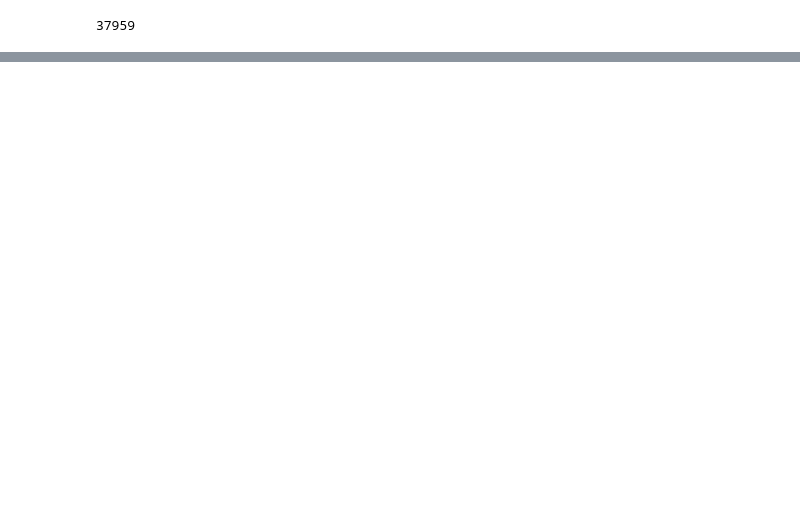
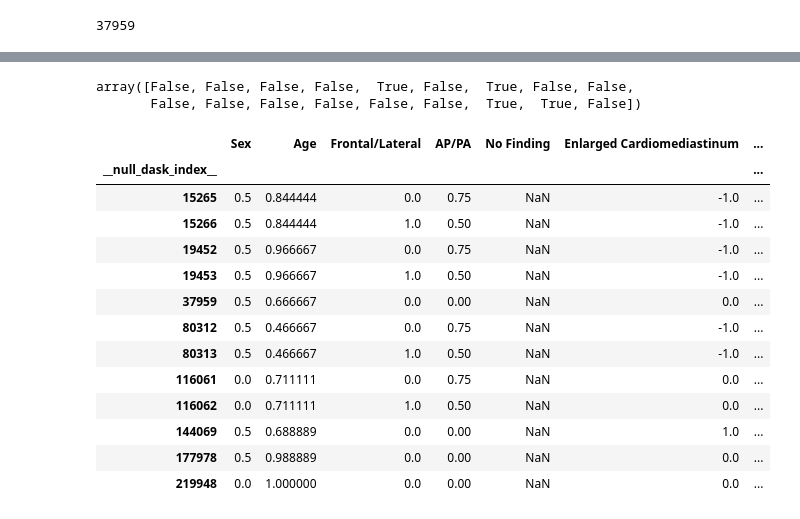
Before and after one commit to woodytwoshoes/Radio-Star, a Jupyter notebook: notebooks/FindSimilar.ipynb, the cells around one changed output, grey strips where cells are left out. Drawn from its saved outputs; the diff is of its cells as text; code cells hidden in the pictures; blank space fills up the shorter version.

```diff
--- a/notebooks/FindSimilar.ipynb
+++ b/notebooks/FindSimilar.ipynb
@@ -6,0 +16,5 @@ df = pd.read_parquet('../data/processed/ProcessChexpertDf/part.0.parquet')
+# %%
+LE = LabelEncoder()
+# %%
+for object_col in object_cols:
+    df[object_col] = LE.fit_transform(df[object_col].astype(str))
@@ -36,2 +77,4 @@ Name: 37959, dtype: object
+# %%
+index_comparator = 37959
 # %%
-n_nanvalues = df.loc[37959].isna().sum()
+n_nanvalues = df.loc[index_comparator].isna().sum()
@@ -37,0 +107,22 @@ n_nanvalues = df.loc[37959].isna().sum()
+# %%
+row_comparator.values
+# %% [output]
+array([False, False, False, False,  True, False,  True, False, False,
+       False, False, False, False, False, False,  True,  True, False])
+# %%
+df[df.isna().sum(axis=1) == n_nanvalues]
+# %% [output]
+|  | Sex | Age | Frontal/Lateral | AP/PA | No Finding | Enlarged Cardiomediastinum | ... |
+| __null_dask_index__ |  |  |  |  |  |  | ... |
+| 15265 | 0.5 | 0.844444 | 0.0 | 0.75 | NaN | -1.0 | ... |
+| 15266 | 0.5 | 0.844444 | 1.0 | 0.50 | NaN | -1.0 | ... |
+| 19452 | 0.5 | 0.966667 | 0.0 | 0.75 | NaN | -1.0 | ... |
+| 19453 | 0.5 | 0.966667 | 1.0 | 0.50 | NaN | -1.0 | ... |
+| 37959 | 0.5 | 0.666667 | 0.0 | 0.00 | NaN | 0.0 | ... |
+| 80312 | 0.5 | 0.466667 | 0.0 | 0.75 | NaN | -1.0 | ... |
+| 80313 | 0.5 | 0.466667 | 1.0 | 0.50 | NaN | -1.0 | ... |
+| 116061 | 0.0 | 0.711111 | 0.0 | 0.75 | NaN | 0.0 | ... |
+| 116062 | 0.0 | 0.711111 | 1.0 | 0.50 | NaN | 0.0 | ... |
+| 144069 | 0.5 | 0.688889 | 0.0 | 0.00 | NaN | 1.0 | ... |
+| 177978 | 0.5 | 0.988889 | 0.0 | 0.00 | NaN | 0.0 | ... |
+| 219948 | 0.0 | 1.000000 | 0.0 | 0.00 | NaN | 0.0 | ... |
```
Also changed, not shown: parts of 19 cells of this notebook, 5 other files.
